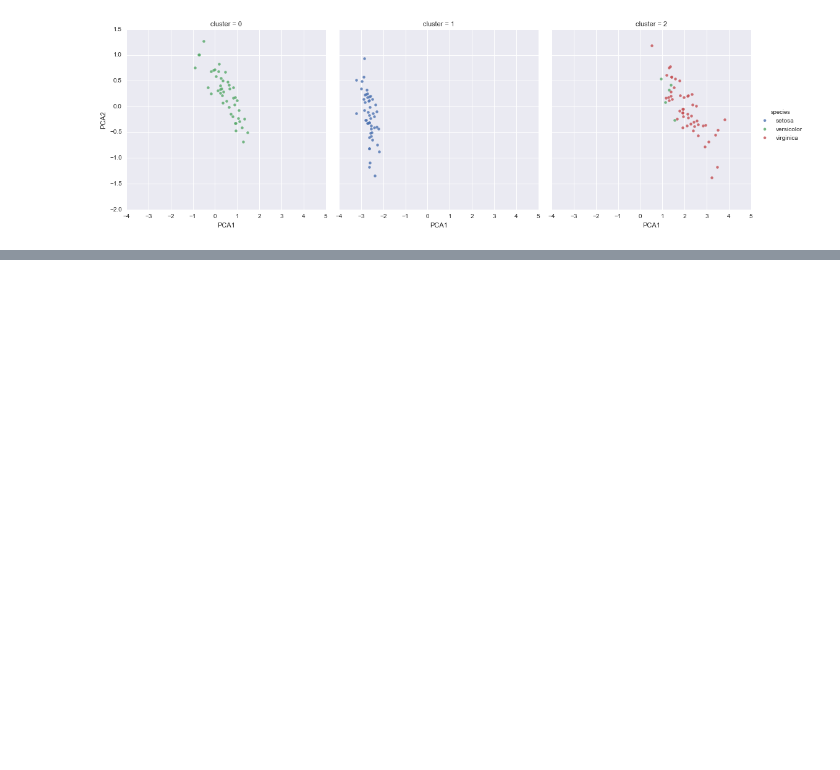
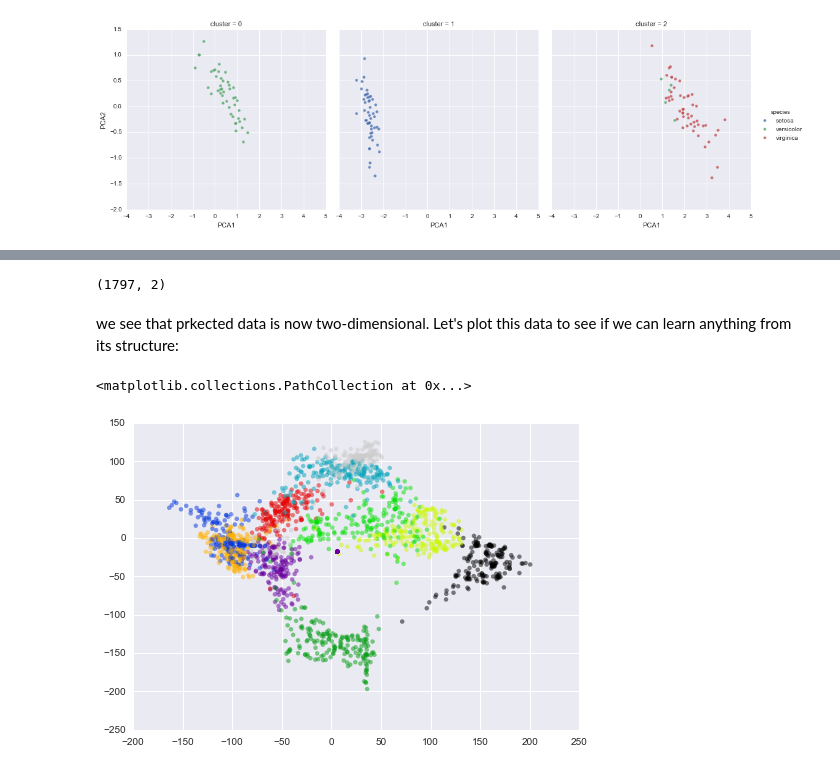
Before and after one commit to jorellano/Machine_learning-pt1, a Jupyter notebook: Machine Learning Intro.ipynb, the cells around one changed output, grey strips where cells are left out. Cells and saved outputs as stored; diff of their text form; code cells hidden in the pictures; blank space fills up the shorter version.

```diff
--- a/Machine Learning Intro.ipynb
+++ b/Machine Learning Intro.ipynb
@@ -263,0 +307,17 @@ sns.lmplot("PCA1", "PCA2", data=iris, hue='species',
+# %%
+from sklearn.manifold import Isomap
+iso = Isomap(n_components=2)
+iso.fit(digits.data)
+data_projected = iso.transform(digits.data)
+data_projected.shape
+# %% [output]
+(1797, 2)
+# %% [markdown]
+we see that prkected data is now two-dimensional. Let's plot this data to see if we can learn anything from its structure:
+# %%
+plt.scatter(data_projected[:, 0], data_projected[:, 1], c=digits.target,
+            edgecolor='none', alpha=0.5,
+            cmap=plt.cm.get_cmap('spectral', 10))
+# %% [output]
+<matplotlib.collections.PathCollection at 0x...>
+[figure, added]
```
Also changed, not shown: parts of 6 cells of this notebook.
